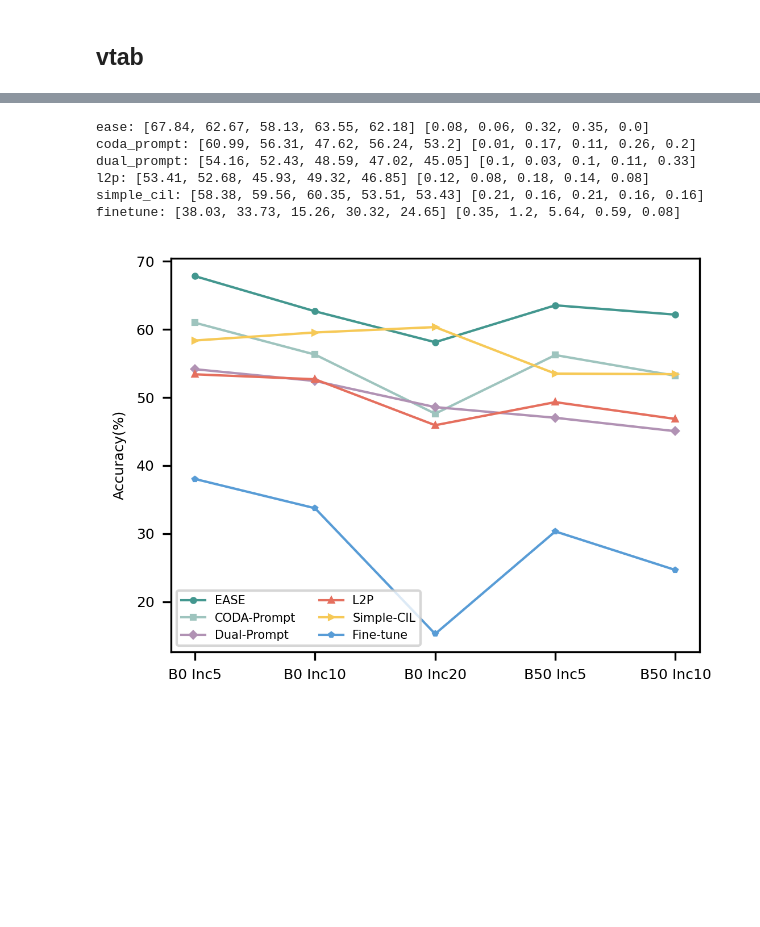
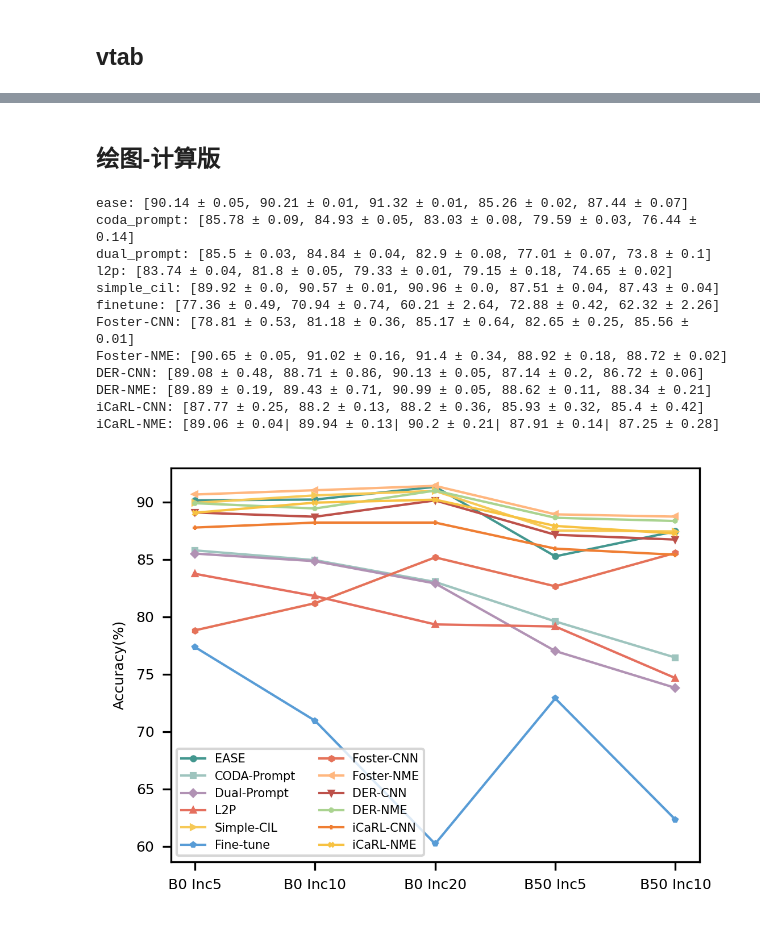
Before and after one commit to Geeks-Z/Class-Incremental-Learning, a Jupyter notebook: acc_mean_std.ipynb, the cells around one changed output, grey strips where cells are left out. Cells and saved outputs as stored; diff of their text form; code cells hidden in the pictures; blank space fills up the shorter version.

```diff
--- a/acc_mean_std.ipynb
+++ b/acc_mean_std.ipynb
@@ -18,6 +19,7 @@ finetune = [[81.48,76.93,72.14,82.2,79.99],[,,,,],[,,,,]]
 ## cub200
 # %%
 dataset = 'cub200'
+positions = ['B0 Inc5', 'B0 Inc10', 'B0 Inc20', 'B100 Inc5','B100 Inc10']
 ease = [[90.2, 90.19, 91.34, 85.29, 87.54],[90.07,90.22,91.31,85.23,87.38],[90.15,90.22,91.31,85.26,87.41]]
 coda_prompt = [[85.65, 85.01, 82.92, 79.6, 76.63],[85.85,84.9,83.1,79.63,76.35],[85.85,84.89,83.08,79.55,76.33]]
 dual_prompt = [[85.48, 84.87, 82.96, 77.06, 73.87],[85.48,84.87,82.96,77.06,73.87],[85.54,84.79,82.79,76.91,73.66]]
@@ -26,12 +28,10 @@ foster_cnn = [[78.55, 80.7, 86.03, 82.98, 85.55],[78.32,81.27,84.99,82.38,85.55]
 foster_nme = [[90.58, 91.05, 91.89, 89.17, 88.7],[90.69,90.81,91.14,88.79,88.7],[90.67,91.2,91.18,88.8,88.75]]
 der_cnn = [[89.73, 88.1, 90.09, 87.28, 86.76],[88.57,88.1,90.09,87.28,86.76],[88.95,89.93,90.2,86.86,86.64]]
 der_nme = [[89.82, 88.93, 91.02, 88.7, 88.49],[90.15,88.93,91.02,88.7,88.49],[89.7,90.44,90.92,88.47,88.05]]
-# 有异常点 | 2 3 runs 在不同卡
-icarl_cnn = [[87.42, 88.27, 88.07, 85.9, 85.47],[87.94,88.31,87.83,85.56,84.86],[17.56,88.02,88.69,86.33,85.88]]
-icarl_nme = [[89.12, 90.13, 89.9, 88.11, 87.53],[89.03,89.84,90.4,87.77,86.87],[20.88,89.86,90.29,87.86,87.35]]
+icarl_cnn = [[87.42, 88.27, 88.07, 85.9, 85.47],[87.94,88.31,87.83,85.56,84.86],[87.94,88.02,88.69,86.33,85.88]]
+icarl_nme = [[89.12, 90.13, 89.9, 88.11, 87.53],[89.03,89.84,90.4,87.77,86.87],[89.03,89.86,90.29,87.86,87.35]]
 simple_cil = [[89.93, 90.58, 90.97, 87.56, 87.48],[89.92,90.56,90.96,87.48,87.4],[89.92,90.56,90.96,87.48,87.4]]
-# 有异常点
-finetune = [[78.05, 71.38, 61.57, 73.38, 63.81],[77.02,71.55,56.51,72.91,64.02],[21.17,69.9,62.54,72.36,59.12]]
+finetune = [[78.05, 71.38, 61.57, 73.38, 63.81],[77.02,71.55,56.51,72.91,64.02],[77.02,69.9,62.54,72.36,59.12]]
 # %% [markdown]
 ## inr
 # %%
@@ -59,6 +64,7 @@ finetune = [[38.53, 32.03, 7.28, 31.16, 24.54],[37.78,34.58,19.25,29.9,24.7],[37
 ## vtab
 # %%
 dataset = 'vtab'
+positions = ['B0 Inc5', 'B0 Inc10']
 ease = [[90.47, 91.07],[90.47,91.07],[90.47,91.07]]
 coda_prompt = [[87.82, 83.36],[87.82,83.36],[87.82,83.36]]
 dual_prompt = [[89.96, 87.61],[89.96,87.61],[89.96,87.61]]
@@ -70,3 +177,5 @@ finetune = [[78.69, 59.2],[78.69,59.2],[78.69,59.2]]
+# %% [markdown]
+## 绘图-计算版
 # %%
 import numpy as np
 import matplotlib.pyplot as plt
@@ -83,15 +192,20 @@ dual_prompt_mean, dual_prompt_std = calc_mean_std(dual_prompt)
 l2p_mean, l2p_std = calc_mean_std(l2p)
 simple_cil_mean, simple_cil_std = calc_mean_std(simple_cil)
 finetune_mean, finetune_std = calc_mean_std(finetune)
-print("ease:", ease_mean, ease_std)
-print("coda_prompt:", coda_prompt_mean, coda_prompt_std)
-print("dual_prompt:", dual_prompt_mean, dual_prompt_std)
-print("l2p:", l2p_mean, l2p_std)
-print("simple_cil:", simple_cil_mean, simple_cil_std)
-print("finetune:", finetune_mean, finetune_std)
+print("ease:", "[" + ", ".join([f"{mean} ± {std}" for mean, std in zip(ease_mean, ease_std)]) + "]")
+print("coda_prompt:", "[" + ", ".join([f"{mean} ± {std}" for mean, std in zip(coda_prompt_mean, coda_prompt_std)]) + "]")
+print("dual_prompt:", "[" + ", ".join([f"{mean} ± {std}" for mean, std in zip(dual_prompt_mean, dual_prompt_std)]) + "]")
+print("l2p:", "[" + ", ".join([f"{mean} ± {std}" for mean, std in zip(l2p_mean, l2p_std)]) + "]")
+print("simple_cil:", "[" + ", ".join([f"{mean} ± {std}" for mean, std in zip(simple_cil_mean, simple_cil_std)]) + "]")
+print("finetune:", "[" + ", ".join([f"{mean} ± {std}" for mean, std in zip(finetune_mean, finetune_std)]) + "]")
+# print("coda_prompt:", coda_prompt_mean, coda_prompt_std)
+# print("dual_prompt:", dual_prompt_mean, dual_prompt_std)
+# print("l2p:", l2p_mean, l2p_std)
+# print("simple_cil:", simple_cil_mean, simple_cil_std)
+# print("finetune:", finetune_mean, finetune_std)
 
-marker = ['o', 's', 'D', '^',  '>',  'p', 'h']
-colors = ['#43978F', '#9EC4BE', '#B192B4', '#E56F5E', '#F6C957','#589CD6', '#E57259','#FFB77F','#BD514A','#AAD390', '#EF7E33']
+marker = ['o', 's', 'D', '^',  '>',  'p', 'h','<','v','*','+', 'x', 'D', 'd', '|', '_']
+colors = ['#43978F', '#9EC4BE', '#B192B4', '#E56F5E', '#F6C957','#589CD6', '#E57259','#FFB77F','#BD514A','#AAD390', '#EF7E33', '#F7C242', '#F9F871']
 
 datasets = [
     ('EASE', ease_mean),
@@ -106,54 +220,66 @@ if dataset == 'inr' or dataset == 'ina' or dataset == 'vtab':
     if dataset == 'vtab':
         positions = ['B0 Inc5', 'B0 Inc10']
 else:
-    forster_cnn_mean, forster_cnn_std = calc_mean_std(forster_cnn)
-    forster_nme_mean, forster_nme_std = calc_mean_std(forster_nme)
+    foster_cnn_mean, foster_cnn_std = calc_mean_std(foster_cnn)
+    foster_nme_mean, foster_nme_std = calc_mean_std(foster_nme)
     der_cnn_mean, der_cnn_std = calc_mean_std(der_cnn)
     der_nme_mean, der_nme_std = calc_mean_std(der_nme)
     icarl_cnn_mean, icarl_cnn_std = calc_mean_std(icarl_cnn)
     icarl_nme_mean, icarl_nme_std = calc_mean_std(icarl_nme)
-    datasets.append(('Foster-CNN', forster_cnn_mean))
-    datasets.append(('Foster-NME', forster_nme_mean))
+    datasets.append(('Foster-CNN', foster_cnn_mean))
+    datasets.append(('Foster-NME', foster_nme_mean))
     datasets.append(('DER-CNN', der_cnn_mean))
     datasets.append(('DER-NME', der_nme_mean))
     datasets.append(('iCaRL-CNN', icarl_cnn_mean))
     datasets.append(('iCaRL-NME', icarl_nme_mean))
-    print("Foster-CNN:", forster_cnn_mean, forster_cnn_std)
-    print("Foster-NME:", forster_nme_mean, forster_nme_std)
-    print("DER-CNN:", der_cnn_mean, der_cnn_std)
-    print("DER-NME:", der_nme_mean, der_nme_std)
-    print("iCaRL-CNN:", icarl_cnn_mean, icarl_cnn_std)
-    print("iCaRL-NME:", icarl_nme_mean, icarl_nme_std)
+    print("Foster-CNN:", "[" + ", ".join([f"{mean} ± {std}" for mean, std in zip(foster_cnn_mean, foster_cnn_std)]) + "]")
+    print("Foster-NME:", "[" + ", ".join([f"{mean} ± {std}" for mean, std in zip(foster_nme_mean, foster_nme_std)]) + "]")
+    print("DER-CNN:", "[" + ", ".join([f"{mean} ± {std}" for mean, std in zip(der_cnn_mean, der_cnn_std)]) + "]")
+    print("DER-NME:", "[" + ", ".join([f"{mean} ± {std}" for mean, std in zip(der_nme_mean, der_nme_std)]) + "]")
+    print("iCaRL-CNN:", "[" + ", ".join([f"{mean} ± {std}" for mean, std in zip(icarl_cnn_mean, icarl_cnn_std)]) + "]")
+    print("iCaRL-NME:", "[" + ", ".join([f"{mean} ± {std}" for mean, std in zip(icarl_nme_mean, icarl_nme_std)]) + "]")
+    # print("Foster-CNN:", foster_cnn_mean, foster_cnn_std)
+    # print("Foster-NME:", foster_nme_mean, foster_nme_std)
+    # print("DER-CNN:", der_cnn_mean, der_cnn_std)
+    # print("DER-NME:", der_nme_mean, der_nme_std)
+    # print("iCaRL-CNN:", icarl_cnn_mean, icarl_cnn_std)
+    # print("iCaRL-NME:", icarl_nme_mean, icarl_nme_std)
 
 plt.figure(dpi=300, figsize=(4, 3))  # 设置图表分辨率和尺寸
 i = 0
 for name, data in datasets:
     plt.plot(positions,data,label=name,marker=marker[i],color = colors[i], markersize=2,linewidth=1)
     i+=1
 
 # 设置图表标题和坐标轴标签
 # plt.xlabel('Inc', fontsize=6)
 plt.ylabel('Accuracy(%)', fontsize=6)
 
 plt.xticks(fontsize=6)
 plt.yticks(fontsize=6)
 
 # 设置图例
 plt.legend(fontsize=5,loc='lower left',ncol=2)  # 设置图例位置
 
 # 显示网格
 # plt.grid(True)
 
 # 调整x轴刻度，使数据点更易读
 # plt.xticks(param_counts_backbone, positions, rotation=45)
 
 # 显示图表
 plt.show()
 # %% [output]
-ease: [67.84, 62.67, 58.13, 63.55, 62.18] [0.08, 0.06, 0.32, 0.35, 0.0]
-coda_prompt: [60.99, 56.31, 47.62, 56.24, 53.2] [0.01, 0.17, 0.11, 0.26, 0.2]
-dual_prompt: [54.16, 52.43, 48.59, 47.02, 45.05] [0.1, 0.03, 0.1, 0.11, 0.33]
-l2p: [53.41, 52.68, 45.93, 49.32, 46.85] [0.12, 0.08, 0.18, 0.14, 0.08]
-simple_cil: [58.38, 59.56, 60.35, 53.51, 53.43] [0.21, 0.16, 0.21, 0.16, 0.16]
-finetune: [38.03, 33.73, 15.26, 30.32, 24.65] [0.35, 1.2, 5.64, 0.59, 0.08]
+ease: [90.14 ± 0.05, 90.21 ± 0.01, 91.32 ± 0.01, 85.26 ± 0.02, 87.44 ± 0.07]
+coda_prompt: [85.78 ± 0.09, 84.93 ± 0.05, 83.03 ± 0.08, 79.59 ± 0.03, 76.44 ± 0.14]
+dual_prompt: [85.5 ± 0.03, 84.84 ± 0.04, 82.9 ± 0.08, 77.01 ± 0.07, 73.8 ± 0.1]
+l2p: [83.74 ± 0.04, 81.8 ± 0.05, 79.33 ± 0.01, 79.15 ± 0.18, 74.65 ± 0.02]
+simple_cil: [89.92 ± 0.0, 90.57 ± 0.01, 90.96 ± 0.0, 87.51 ± 0.04, 87.43 ± 0.04]
+finetune: [77.36 ± 0.49, 70.94 ± 0.74, 60.21 ± 2.64, 72.88 ± 0.42, 62.32 ± 2.26]
+Foster-CNN: [78.81 ± 0.53, 81.18 ± 0.36, 85.17 ± 0.64, 82.65 ± 0.25, 85.56 ± 0.01]
+Foster-NME: [90.65 ± 0.05, 91.02 ± 0.16, 91.4 ± 0.34, 88.92 ± 0.18, 88.72 ± 0.02]
+DER-CNN: [89.08 ± 0.48, 88.71 ± 0.86, 90.13 ± 0.05, 87.14 ± 0.2, 86.72 ± 0.06]
+DER-NME: [89.89 ± 0.19, 89.43 ± 0.71, 90.99 ± 0.05, 88.62 ± 0.11, 88.34 ± 0.21]
+iCaRL-CNN: [87.77 ± 0.25, 88.2 ± 0.13, 88.2 ± 0.36, 85.93 ± 0.32, 85.4 ± 0.42]
+iCaRL-NME: [89.06 ± 0.04| 89.94 ± 0.13| 90.2 ± 0.21| 87.91 ± 0.14| 87.25 ± 0.28]
-[figure, old version]
+[figure, new version]
```
Also changed, not shown: parts of 6 cells of this notebook, 11 other files.
